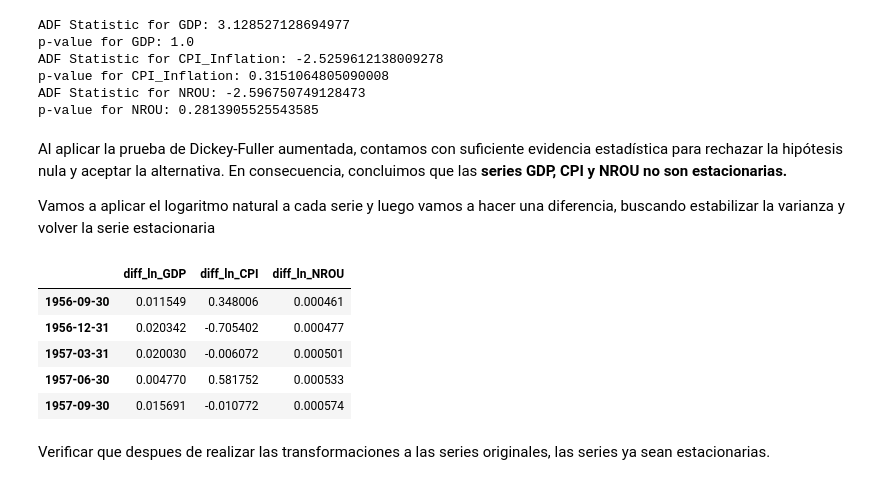
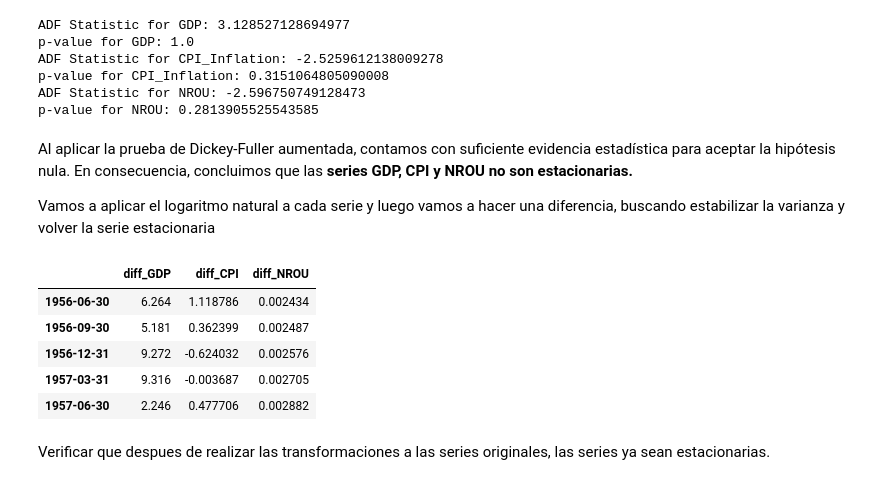
Before and after one commit to DiegoMiranda19/Modelos-de-series-de-tiempo-Multivariadas, a Jupyter notebook: Codigos/modelo_var_vec.ipynb, the cells around one changed output. Cells and saved outputs as stored; diff of their text form; code cells hidden in the pictures.

```diff
--- a/Codigos/modelo_var_vec.ipynb
+++ b/Codigos/modelo_var_vec.ipynb
@@ -165,35 +165,27 @@ p-value for CPI_Inflation: 0.3151064805090008
 ADF Statistic for NROU: -2.596750749128473
 p-value for NROU: 0.2813905525543585
 # %% [markdown]
-Al aplicar la prueba de Dickey-Fuller aumentada, contamos con suficiente evidencia estadística para rechazar la hipótesis nula y aceptar la alternativa. En consecuencia, concluimos que las **series GDP, CPI y NROU no son estacionarias.**
+Al aplicar la prueba de Dickey-Fuller aumentada, contamos con suficiente evidencia estadística para aceptar la hipótesis nula. En consecuencia, concluimos que las **series GDP, CPI y NROU no son estacionarias.**
 
 Vamos a aplicar el logaritmo natural a cada serie y luego vamos a hacer una diferencia, buscando estabilizar la varianza y volver la serie estacionaria
 # %%
-
-
-# Calculamos el logaritmo natural para todas las variables
-# Nota técnica: np.log() generará un 'Warning' y pondrá 'NaN' si encuentra algún valor negativo en la Inflación.
-df['ln_GDP'] = np.log(df['GDP'])
-df['ln_CPI'] = np.log(df['CPI_Inflation'])
-df['ln_NROU'] = np.log(df['NROU'])
-
 # Calculamos las primeras diferencias de los logaritmos
-df['diff_ln_GDP'] = df['ln_GDP'].diff()
-df['diff_ln_CPI'] = df['ln_CPI'].diff()
-df['diff_ln_NROU'] = df['ln_NROU'].diff()
+df['diff_GDP'] = df['GDP'].diff()
+df['diff_CPI'] = df['CPI_Inflation'].diff()
+df['diff_NROU'] = df['NROU'].diff()
 
 # Eliminar filas con NaN resultantes de la diferenciación (o de posibles logaritmos inválidos)
 df.dropna(inplace=True)
 
 # Mostrar las primeras 5 filas de las variables listas para el modelo
-df[['diff_ln_GDP', 'diff_ln_CPI', 'diff_ln_NROU']].head(5)
+df[['diff_GDP', 'diff_CPI', 'diff_NROU']].head(5)
 # %% [output]
-|  | diff_ln_GDP | diff_ln_CPI | diff_ln_NROU |
-| 1956-09-30 | 0.011549 | 0.348006 | 0.000461 |
-| 1956-12-31 | 0.020342 | -0.705402 | 0.000477 |
-| 1957-03-31 | 0.020030 | -0.006072 | 0.000501 |
-| 1957-06-30 | 0.004770 | 0.581752 | 0.000533 |
-| 1957-09-30 | 0.015691 | -0.010772 | 0.000574 |
+|  | diff_GDP | diff_CPI | diff_NROU |
+| 1956-06-30 | 6.264 | 1.118786 | 0.002434 |
+| 1956-09-30 | 5.181 | 0.362399 | 0.002487 |
+| 1956-12-31 | 9.272 | -0.624032 | 0.002576 |
+| 1957-03-31 | 9.316 | -0.003687 | 0.002705 |
+| 1957-06-30 | 2.246 | 0.477706 | 0.002882 |
 # %% [markdown]
 Verificar que despues de realizar las transformaciones a las series originales, las series ya sean estacionarias.
 # %%
```
Also changed, not shown: parts of 1 cell of this notebook, 1 other file.
